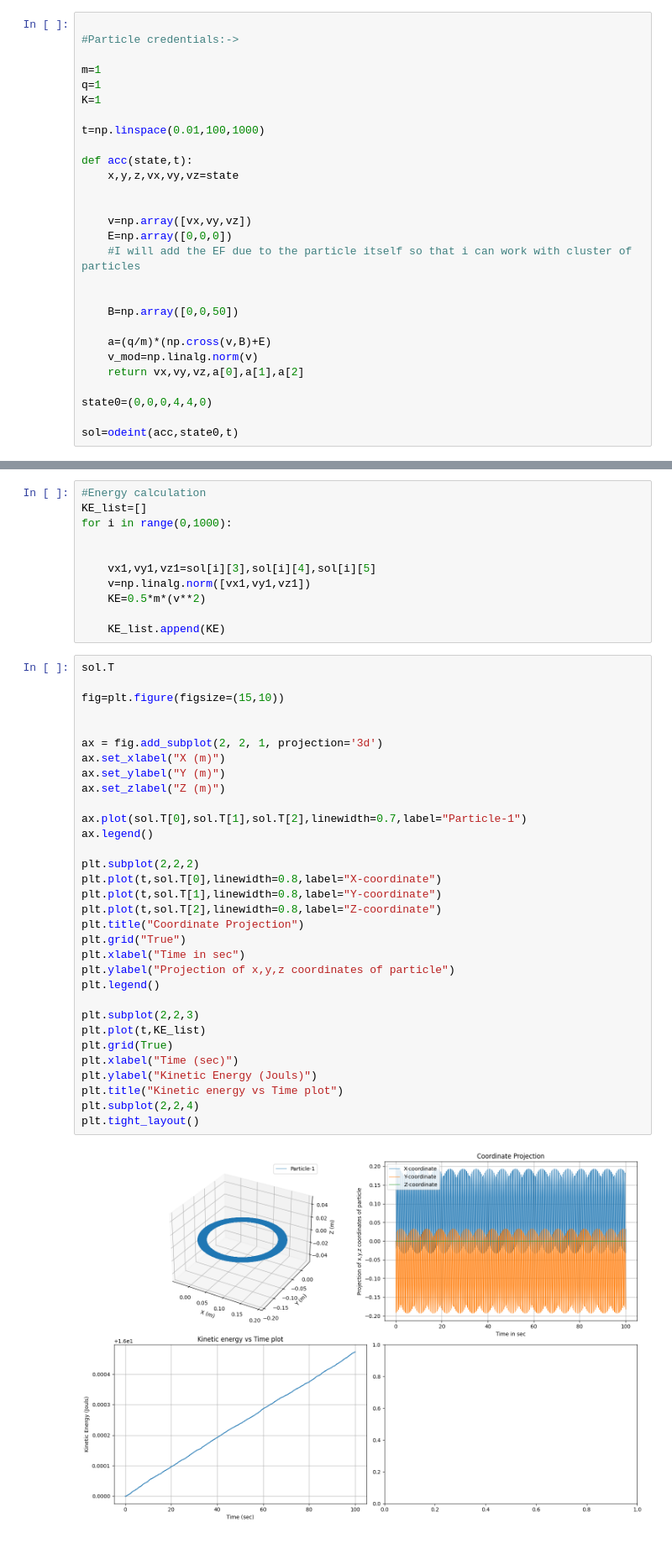
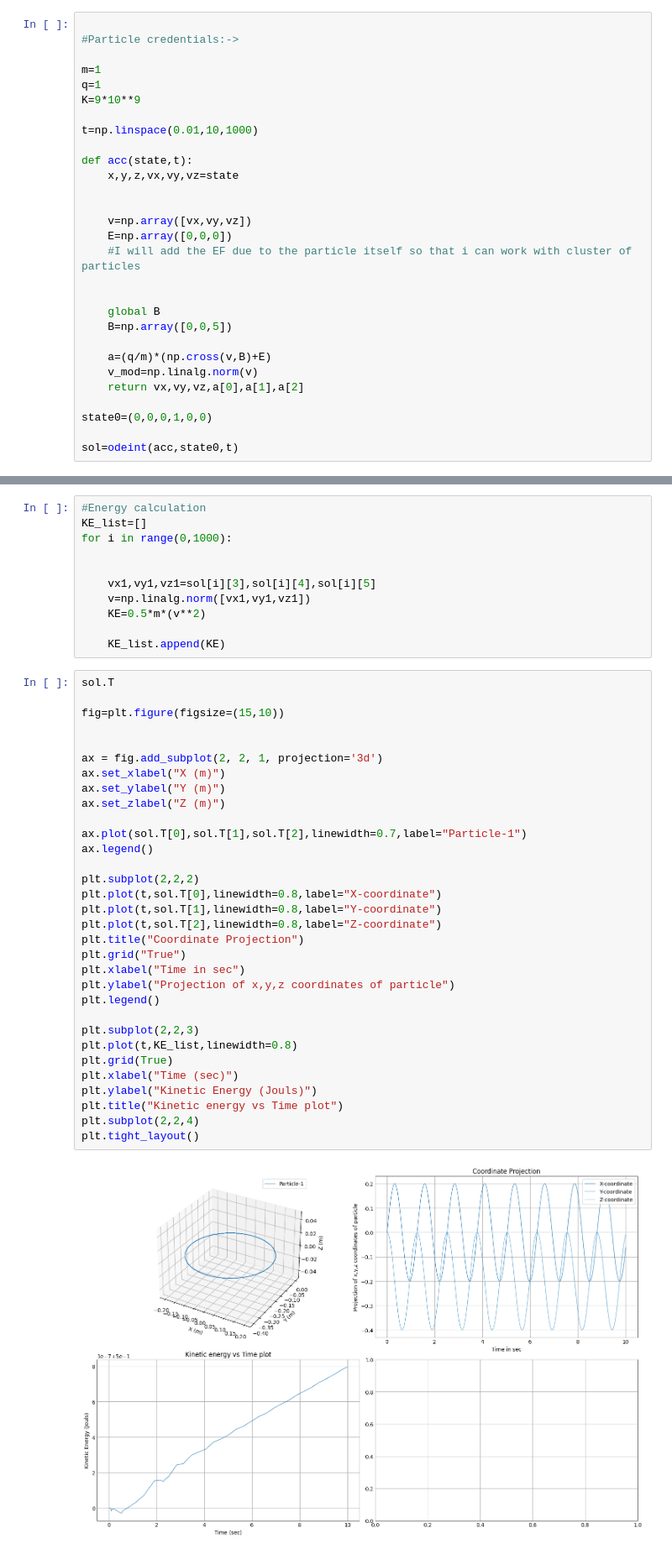
Before and after one commit to SUPARNAJIT-lang/Charge-particle-in-Electric-and-magnetic-field, a Jupyter notebook: Charged_particle.ipynb, the cells around one changed output, grey strips where cells are left out. Shown: that part at 84% size. Drawn from its saved outputs; the diff is of its cells as text.

Commit message:
feat: Adjust simulation parameters for electric constant, magnetic field, time range, and initial state.

```diff
--- a/Charged_particle.ipynb
+++ b/Charged_particle.ipynb
@@ -15,9 +15,9 @@ import sympy as smp
 
 m=1
 q=1
-K=1
+K=9*10**9
 
-t=np.linspace(0.01,100,1000)
+t=np.linspace(0.01,10,1000)
 
 def acc(state,t):
     x,y,z,vx,vy,vz=state
@@ -28,13 +28,14 @@ def acc(state,t):
     #I will add the EF due to the particle itself so that i can work with cluster of particles
 
 
-    B=np.array([0,0,50])
+    global B
+    B=np.array([0,0,5])
 
     a=(q/m)*(np.cross(v,B)+E)
     v_mod=np.linalg.norm(v)
     return vx,vy,vz,a[0],a[1],a[2]
 
-state0=(0,0,0,4,4,0)
+state0=(0,0,0,1,0,0)
 
 sol=odeint(acc,state0,t)
 # %% [markdown]
@@ -55,32 +56,32 @@ sol.T
 
 fig=plt.figure(figsize=(15,10))
 
 
 ax = fig.add_subplot(2, 2, 1, projection='3d')
 ax.set_xlabel("X (m)")
 ax.set_ylabel("Y (m)")
 ax.set_zlabel("Z (m)")
 
 ax.plot(sol.T[0],sol.T[1],sol.T[2],linewidth=0.7,label="Particle-1")
 ax.legend()
 
 plt.subplot(2,2,2)
 plt.plot(t,sol.T[0],linewidth=0.8,label="X-coordinate")
 plt.plot(t,sol.T[1],linewidth=0.8,label="Y-coordinate")
 plt.plot(t,sol.T[2],linewidth=0.8,label="Z-coordinate")
 plt.title("Coordinate Projection")
 plt.grid("True")
 plt.xlabel("Time in sec")
 plt.ylabel("Projection of x,y,z coordinates of particle")
 plt.legend()
 
 plt.subplot(2,2,3)
-plt.plot(t,KE_list)
+plt.plot(t,KE_list,linewidth=0.8)
 plt.grid(True)
 plt.xlabel("Time (sec)")
 plt.ylabel("Kinetic Energy (Jouls)")
 plt.title("Kinetic energy vs Time plot")
 plt.subplot(2,2,4)
 plt.tight_layout()
 # %% [output]
-[figure, old version]
+[figure, new version]
```
Also changed, not shown: parts of 3 cells of this notebook.
